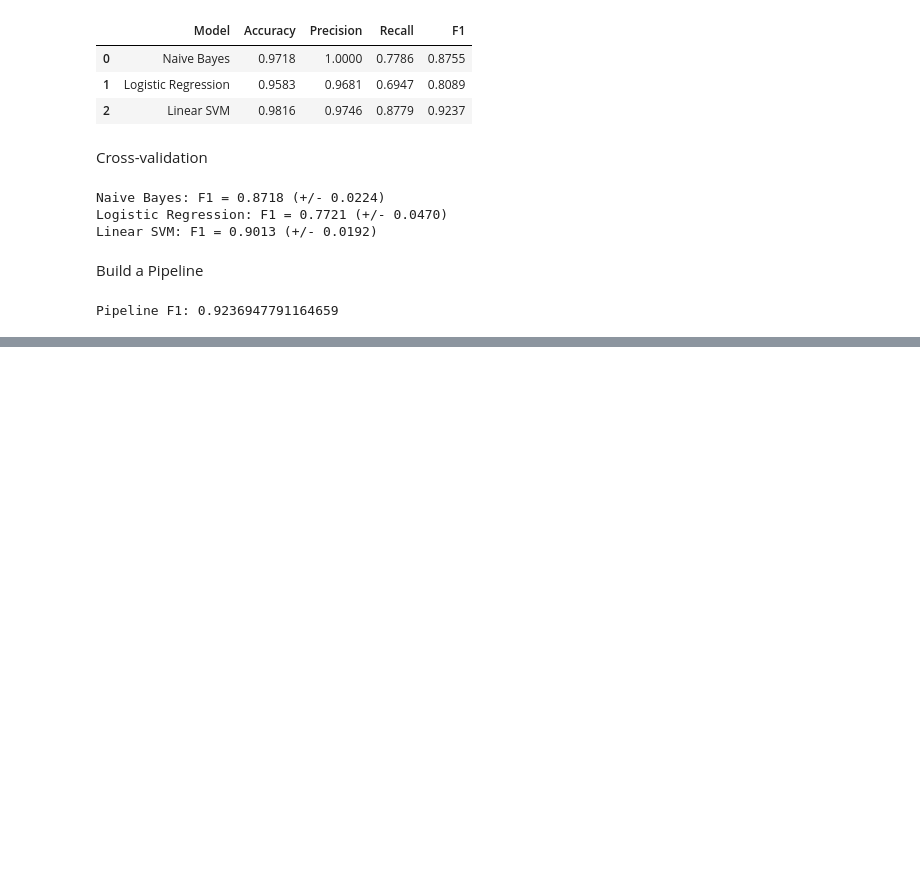
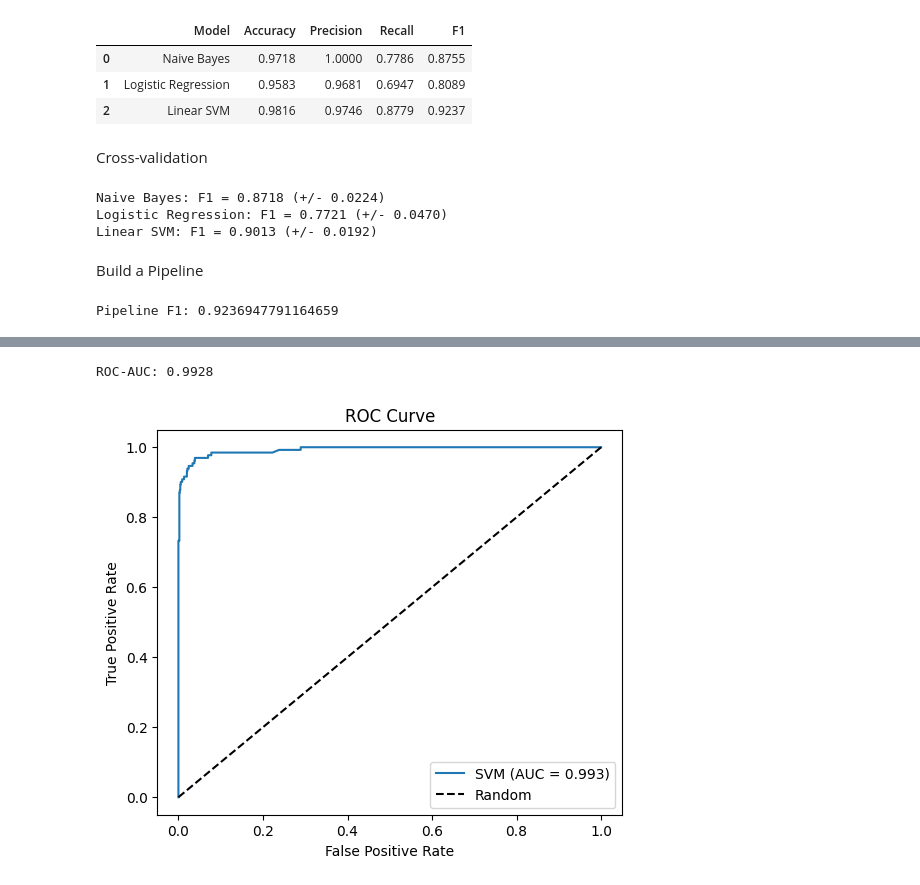
Before and after one commit to GokulD11/spam-detector, a Jupyter notebook: notebooks/03_modeling.ipynb, the cells around one changed output, grey strips where cells are left out. Drawn from its saved outputs; the diff is of its cells as text; code cells hidden in the pictures; blank space fills up the shorter version.

```diff
--- a/notebooks/03_modeling.ipynb
+++ b/notebooks/03_modeling.ipynb
@@ -236,0 +278,22 @@ Pipeline F1: 0.9236947791164659
+# %%
+from sklearn.metrics import roc_auc_score, roc_curve
+
+# LinearSVC has no predict_proba, but it has decision_function (a confidence score)
+svm_scores = svm.decision_function(X_test_tfidf)
+auc = roc_auc_score(y_test, svm_scores)
+print("ROC-AUC:", round(auc, 4))
+
+# Plot the ROC curve
+fpr, tpr, _ = roc_curve(y_test, svm_scores)
+plt.figure(figsize=(6, 5))
+plt.plot(fpr, tpr, label=f'SVM (AUC = {auc:.3f})')
+plt.plot([0, 1], [0, 1], 'k--', label='Random')
+plt.xlabel('False Positive Rate')
+plt.ylabel('True Positive Rate')
+plt.title('ROC Curve')
+plt.legend()
+plt.savefig('../roc_curve.png', dpi=150, bbox_inches='tight')
+plt.show()
+# %% [output]
+ROC-AUC: 0.9928
+[figure, added]
```
Also changed, not shown: parts of 4 cells of this notebook, 2 other files.
